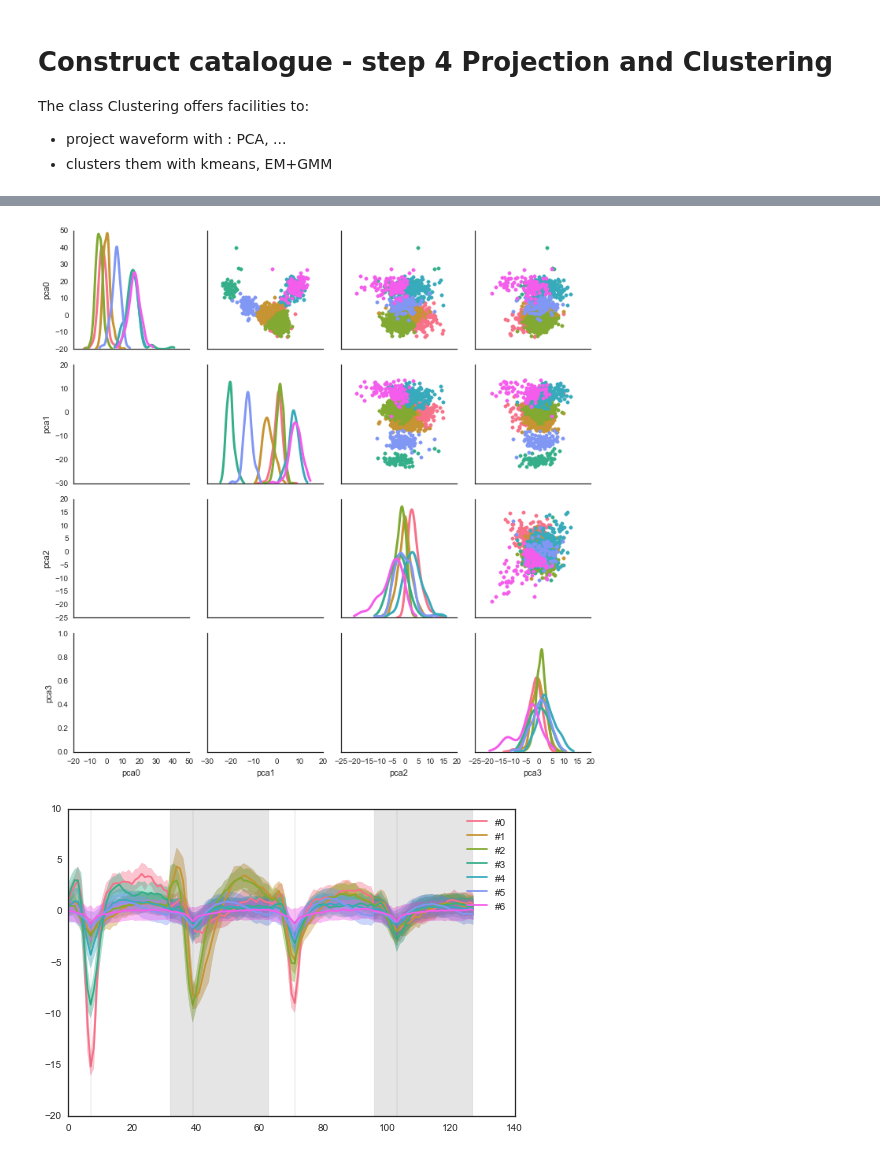
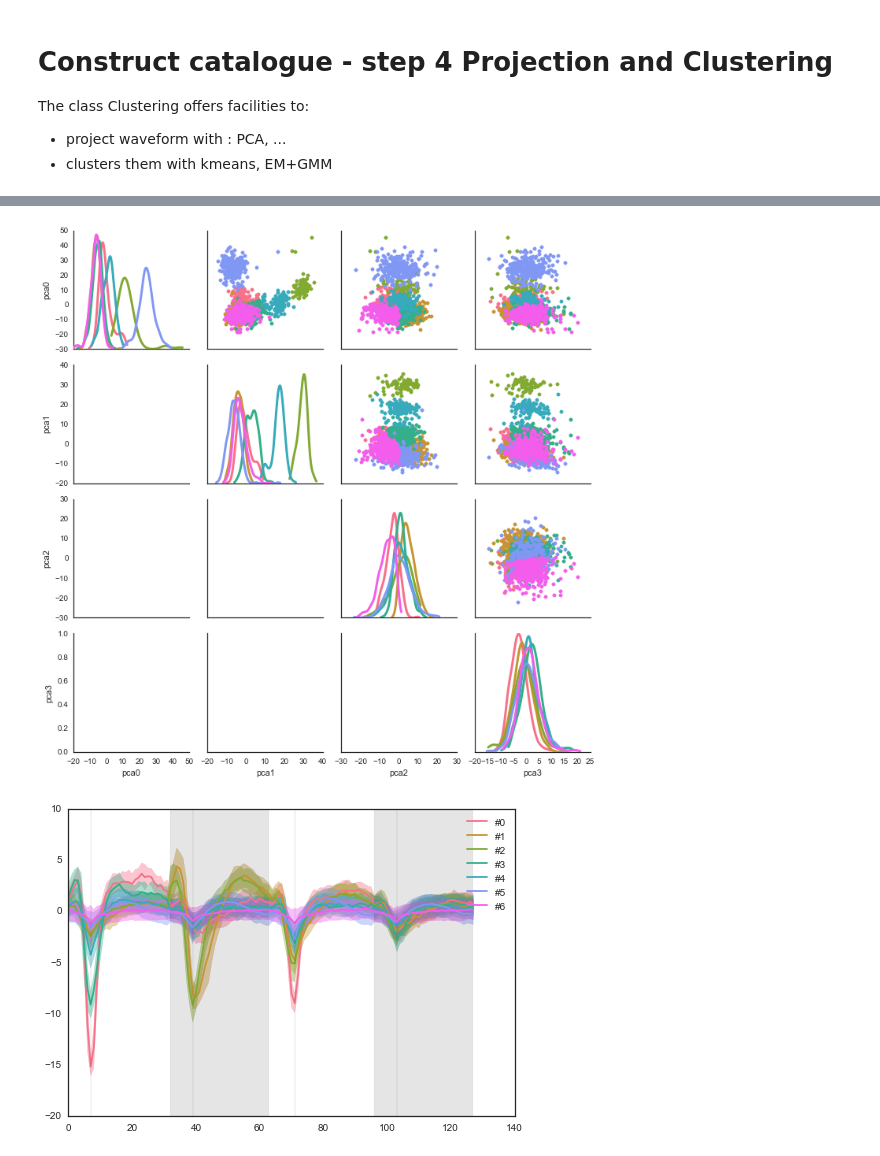
Before and after one commit to tridesclous/tridesclous_examples, a Jupyter notebook: spikesorting_dataset_locust.ipynb, the cells around one changed output, grey strips where cells are left out. Drawn from its saved outputs; the diff is of its cells as text; code cells hidden in the pictures.

```diff
--- a/spikesorting_dataset_locust.ipynb
+++ b/spikesorting_dataset_locust.ipynb
@@ -43,3 +43,5 @@ hdf = h5py.File(localfile,'r')
 ch_names = ['ch09','ch11','ch13','ch16']
 numpy_sigs = np.array([hdf['Continuous_1']['trial_01'][name][...] for name in ch_names]).transpose()
 #numpy_sigs = (numpy_sigs.astype('float32') - 2**15.) / 2**15
+numpy_sigs= numpy_sigs.astype('float64')
+numpy_sigs
@@ -181,7 +215,7 @@ for ax in axs.flatten():
 # %% [markdown]
 Finally we detect peak on the smoothed signals.
 # %%
-peakdetector = tdc.PeakDetector(signals)
-peaks_pos = peakdetector.detect_peaks(threshold=-3, peak_sign = '-', n_span = 15)
+peakdetector = tdc.PeakDetector(filtered_sigs)
+peaks_pos = peakdetector.detect_peaks(threshold=-3., peak_sign = '-', n_span = 15)
 peaks_pos
 # %% [output]
@@ -247,11 +281,11 @@ clustering.plot_projection(plot_density = False)
 # %%
 # try to clusters
-labels = clustering.find_clusters(7)
+labels = clustering.find_clusters(7, method = 'kmeans')
 df = pd.concat([features, labels], axis=1)
 
 clustering.plot_projection(plot_density = False)
 # %% [output]
-[figure, old version]
+[figure, new version]
 # %%
 catalogue = clustering.construct_catalogue()
 clustering.plot_catalogue(sameax = True)
```
Also changed, not shown: parts of 10 cells of this notebook.
